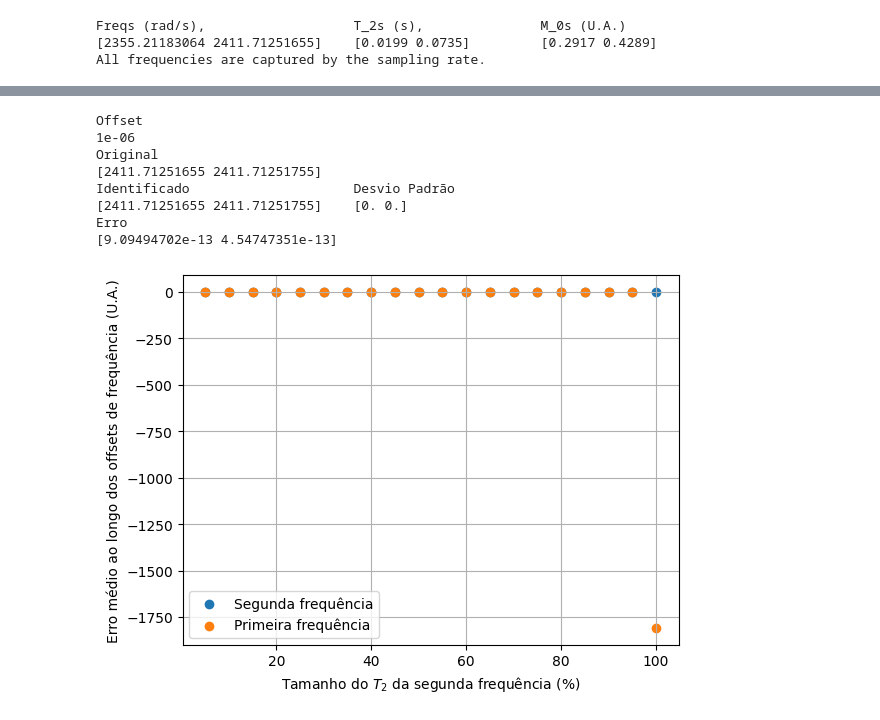
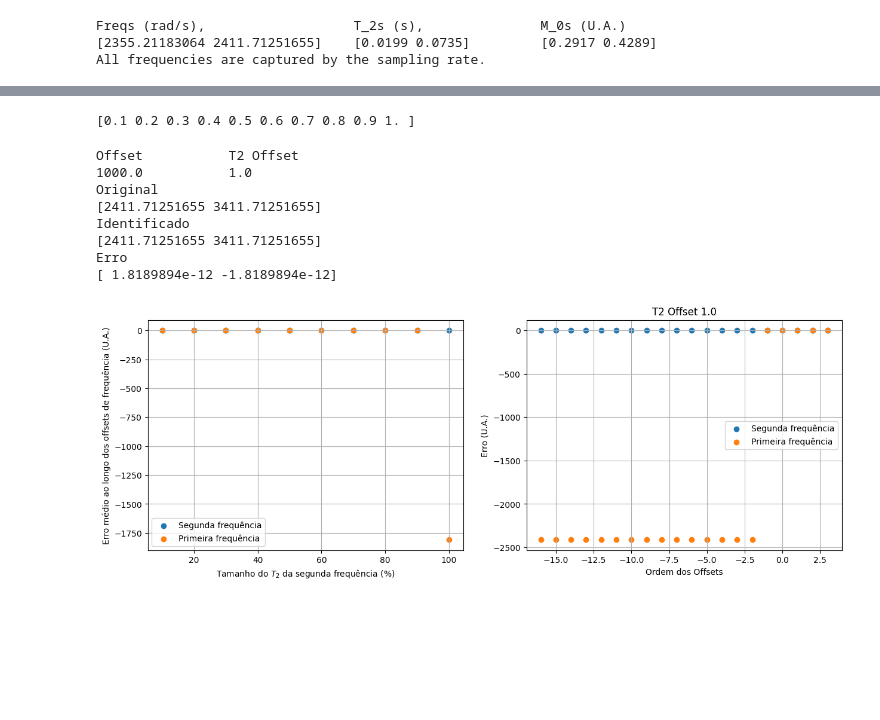
Before and after one commit to JoaoDell/MRI-study, a Jupyter notebook: examples/MPM/two_peaks.ipynb, the cells around one changed output, grey strips where cells are left out. Saved outputs shown, nothing was run; the diff lists cells and outputs as text; code cells hidden in the pictures; blank space fills up the shorter version.

```diff
--- a/examples/MPM/two_peaks.ipynb
+++ b/examples/MPM/two_peaks.ipynb
@@ -362,9 +413,10 @@ L_ = int(L*2048)
 shape = (offsets.size, t2_offsets.size, L_)
 s0s_, phis_, omegas_, t2s_ = np.zeros(shape), np.zeros(shape), np.zeros(shape), np.zeros(shape)
 # %%
-rerun = True
+rerun = False
 # filename_end = "_different_freqs"
-filename_end = "_t2_offsets"
+# Tem _t2_offsets_1, _t2_offsets_2, _t2_offsets_3 e _t2_offsets_4
+filename_end = "_t2_offsets_1"
 folder_name = "files/"
 subfolder_name = "two_peaks/"
 # %%
@@ -373,7 +425,7 @@ if rerun == True:
         for j in range(t2_offsets.size):
             ws[0] = ws[1] + offsets[i]
             t2s[0] = t2s[1]*t2_offsets[j]
-            M_0s[1] = M_0s[0]
+            M_0s[0] = M_0s[1]
             pop = pymri.population(ws, t2s, M_0s, spins_phi)
 
             sig, t = pymri.population_transverse_decay( t0, tn, dt, pop)
@@ -412,9 +447,14 @@ if rerun == False:
     phis_ = np.load(folder_name + subfolder_name + "phis_" + filename_end + ".npy")
     omegas_ = np.load(folder_name + subfolder_name + "omegas_" + filename_end + ".npy")
     t2s_ = np.load(folder_name + subfolder_name + "t2s_" + filename_end + ".npy")
+    t2_offsets = np.load(folder_name + subfolder_name + "offsets" + filename_end + ".npy")
+# %%
+print(t2_offsets)
+# %% [output]
+[0.1 0.2 0.3 0.4 0.5 0.6 0.7 0.8 0.9 1. ]
 # %%
-i = 9
-t2_i = 0
+i = 0
+t2_i = 9
 
 args = np.argsort(s0s_, axis=2)
 
@@ -423,47 +463,50 @@ identified_omega = np.sort(omegas_[i, t2_i, args[i, t2_i, :]][L_ - 2: L_])
 identified_phi = np.sort(phis_[i, t2_i, args[i, t2_i, :]][L_ - 2: L_])
 identified_t2 = np.sort(t2s_[i, t2_i, args[i, t2_i, :]][L_ - 2: L_])
 
-print("Offset")
-print(offsets[i])
+print("Offset  \t T2 Offset")
+print(offsets[i], "\t\t", t2_offsets[t2_i])
 print("Original")
 print(np.sort(np.array([ws[1], ws[1] + offsets[i]])))
-print("Identificado \t\t\t Desvio Padrão")
-print(identified_omega, "\t",identified_std_omega)
+print("Identificado")
+print(identified_omega)
 print("Erro")
 print(np.sort(np.array([ws[1], ws[1] + offsets[i]])) - identified_omega)
 # %% [output]
-Offset
-1e-06
+Offset           T2 Offset
+1000.0           1.0
 Original
-[2411.71251655 2411.71251755]
-Identificado                     Desvio Padrão
-[2411.71251655 2411.71251755]    [0. 0.]
+[2411.71251655 3411.71251655]
+Identificado
+[2411.71251655 3411.71251655]
 Erro
-[9.09494702e-13 4.54747351e-13]
+[ 1.8189894e-12 -1.8189894e-12]
 # %%
 first_error, second_error = np.zeros((offsets.size, t2_offsets.size)), np.zeros((offsets.size, t2_offsets.size))
 for j in range(t2_offsets.size):
     for k in range(offsets.size):
         compare_arr = np.sort(omegas_[k, j, args[k, j, :]][L_ - 2: L_])
         first_error[k, j] = compare_arr[0] - ws[1]
         second_error[k, j] = compare_arr[1] - (ws[1] + offsets[k])
 
+plt.figure(figsize=(15, 5))
 
+plt.subplot(121)
 plt.scatter(t2_offsets*100, np.average(second_error, axis = 0), label = f"Segunda frequência")
 plt.scatter(t2_offsets*100, np.average(first_error, axis = 0), label = "Primeira frequência")
 plt.xlabel(r"Tamanho do $T_2$ da segunda frequência (%)")
 plt.ylabel("Erro médio ao longo dos offsets de frequência (U.A.)")
+# plt.ylim(-1810, -1808)
+plt.legend()
+plt.grid()
+
+plt.subplot(122)
+plt.scatter(np.log10(offsets), second_error[:, t2_i], label = f"Segunda frequência")
+plt.scatter(np.log10(offsets), first_error[:, t2_i], label = "Primeira frequência")
+plt.xlabel("Ordem dos Offsets")
+plt.ylabel("Erro (U.A.)")
+plt.title(f"T2 Offset {round(t2_offsets[t2_i], 4)}")
 # plt.ylim(-10*1e-12, 10*1e-12)
 plt.legend()
 plt.grid()
-
-# plt.figure(figsize=(10, 7))
-# plt.scatter(np.log10(offsets), second_error, label = f"Segunda frequência")
-# plt.scatter(np.log10(offsets), first_error, label = "Primeira frequência")
-# plt.xlabel("Ordem dos Offsets")
-# plt.ylabel("Erro (U.A.)")
-# plt.ylim(-10*1e-12, 10*1e-12)
-# plt.legend()
-# plt.grid()
 # %% [output]
-[figure, old version]
+[figure, new version]
```
Also changed, not shown: parts of 40 cells of this notebook, 41 other files.
